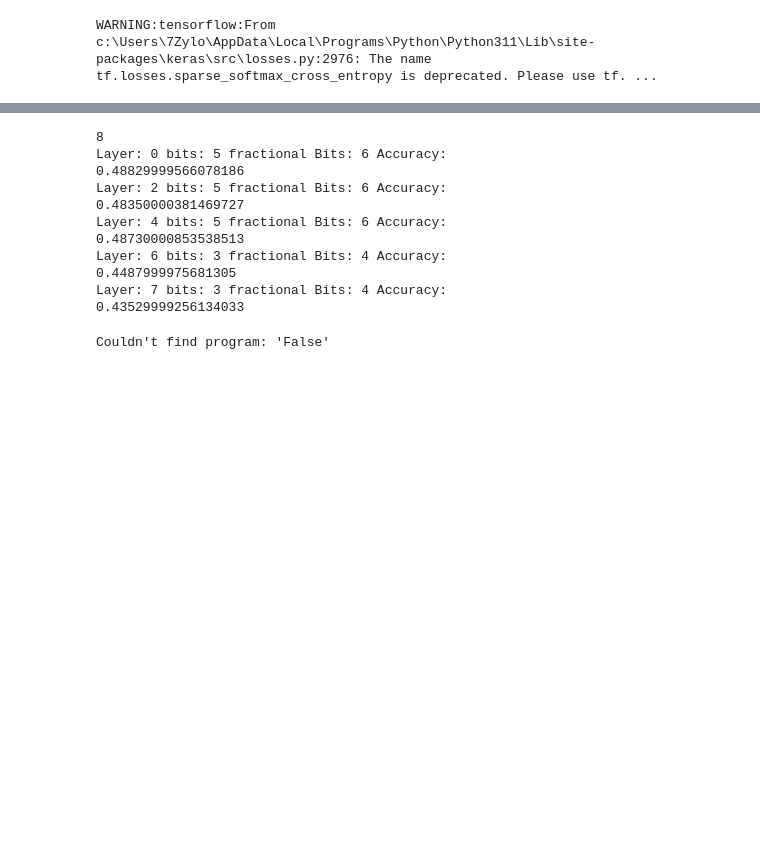
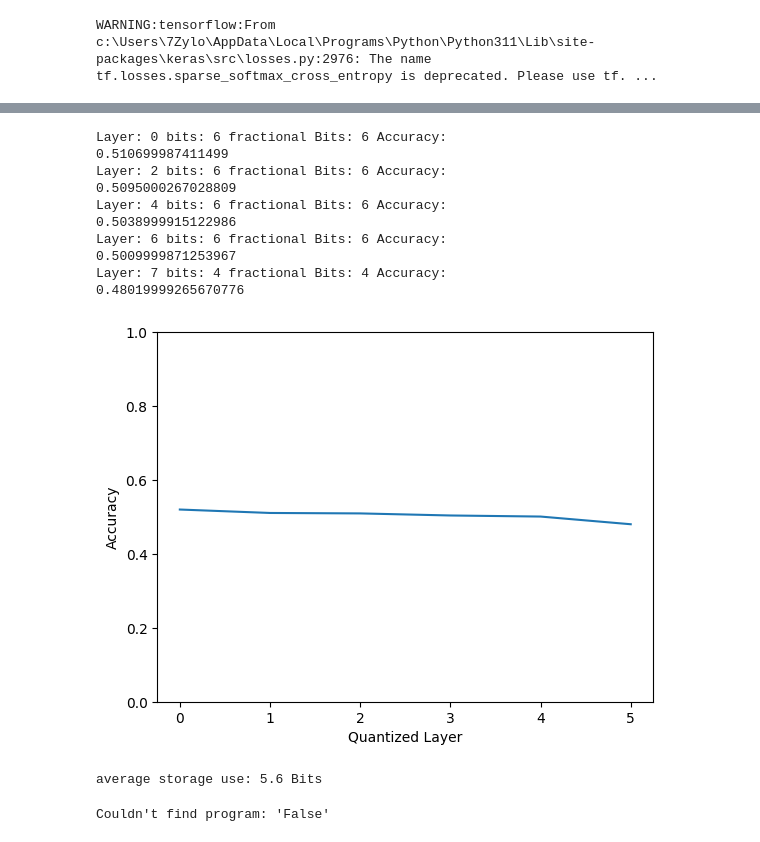
Before and after one commit to KjeldStemmler/Image-classifier, a Jupyter notebook: ImageClassifier.ipynb, the cells around one changed output, grey strips where cells are left out. Drawn from its saved outputs; the diff is of its cells as text; code cells hidden in the pictures; blank space fills up the shorter version.

```diff
--- a/ImageClassifier.ipynb
+++ b/ImageClassifier.ipynb
@@ -157,9 +157,11 @@ Epoch 10/10
 # %%
 fractBitsList = [0, 2, 4, 6, 8, 10, 12, 14, 16, 18, 20, 22]
-maxBitSize = 42
+maxBitSize = 24
 tolerancePerLayer = 0.05
 layerCount = len(model.layers)
-print(layerCount)
+averageStorageUse = []
+accuracyDeveloptment = [test_acc]
+
 #optimizes layer by layer
 for currentLayer in range(layerCount):
     originalLayer = copy.deepcopy(model.layers[currentLayer])
@@ -173,46 +175,57 @@ for currentLayer in range(layerCount):
                 #initializes a new container for all weights of the current layer
                 newLayer = []
                 #iterates over all sets of weights in layer (needed, because the list of all weights has inhomogenus shape, so numpy cant handle it)
                 for weightCount in range(len(originalLayer.get_weights())):
                     #append the quantized weights to new layer
                     newLayer.append(fixedPointConversion(copy.deepcopy(originalLayer.get_weights()[weightCount]), bits, fractBitsList[fractBitsIdx]))
                 #sets the new layer
                 model.layers[currentLayer].set_weights(newLayer)
                 #tests the new accuracy and stores it in a matrix
                 test_loss, test_acc = model.evaluate(testImages,  testLabels, verbose=0)
                 layerAccuracy[bits-1][fractBitsIdx] = test_acc
 
         #detecting the best accuracy by tolerance
         #ToDo: optimize the function picking the best sizes
         bestAccuracy = {"bitIdx" : 0, "fractIdx" : 0, "accuracy" : 0}
         for bits in range(maxBitSize):
             for fractBits in range(len(fractBitsList)):
                 if ((layerAccuracy[bits][fractBits] - tolerancePerLayer) > bestAccuracy["accuracy"]):
                     bestAccuracy["bitIdx"] = bits
                     bestAccuracy["fractIdx"] = fractBits
                     bestAccuracy["accuracy"] = layerAccuracy[bits][fractBits]
 
         #set the final new weights
         if (bestAccuracy["bitIdx"] > 0):
             newLayer = []
             for weightCount in range(len(originalLayer.get_weights())):
-                newLayer.append(fixedPointConversion(copy.deepcopy(originalLayer.get_weights()[weightCount]), bestAccuracy["bitIdx"], fractBitsList[bestAccuracy["fractIdx"]]))
+                newLayer.append(fixedPointConversion(copy.deepcopy(originalLayer.get_weights()[weightCount]), bestAccuracy["bitIdx"] + 1, fractBitsList[bestAccuracy["fractIdx"]]))
             model.layers[currentLayer].set_weights(newLayer)
-        print("Layer: " + str(currentLayer) + " bits: " + str(bestAccuracy["bitIdx"]) + " fractional Bits: " + str(fractBitsList[bestAccuracy["fractIdx"]]) + " Accuracy: ")
+        print("Layer: " + str(currentLayer) + " bits: " + str(bestAccuracy["bitIdx"] + 1) + " fractional Bits: " + str(fractBitsList[bestAccuracy["fractIdx"]]) + " Accuracy: ")
+        averageStorageUse.append(bestAccuracy["bitIdx"] + 1)
         test_loss, test_acc = model.evaluate(testImages,  testLabels, verbose=0)
         print (test_acc)
+        accuracyDeveloptment.append(test_acc)
+
+plt.xlabel("Quantized Layer")
+plt.ylabel("Accuracy")
+plt.ylim([0, 1])
+plt.plot(accuracyDeveloptment)
+plt.show()
+
+print("average storage use: " + str(np.mean(averageStorageUse)) + " Bits")
 # %% [output]
-8
-Layer: 0 bits: 5 fractional Bits: 6 Accuracy:
-0.48829999566078186
-Layer: 2 bits: 5 fractional Bits: 6 Accuracy:
-0.48350000381469727
-Layer: 4 bits: 5 fractional Bits: 6 Accuracy:
-0.48730000853538513
-Layer: 6 bits: 3 fractional Bits: 4 Accuracy:
-0.4487999975681305
-Layer: 7 bits: 3 fractional Bits: 4 Accuracy:
-0.43529999256134033
+Layer: 0 bits: 6 fractional Bits: 6 Accuracy:
+0.510699987411499
+Layer: 2 bits: 6 fractional Bits: 6 Accuracy:
+0.5095000267028809
+Layer: 4 bits: 6 fractional Bits: 6 Accuracy:
+0.5038999915122986
+Layer: 6 bits: 6 fractional Bits: 6 Accuracy:
+0.5009999871253967
+Layer: 7 bits: 4 fractional Bits: 4 Accuracy:
+0.48019999265670776
+[figure, added]
+average storage use: 5.6 Bits
 # %%
 %%script False
 #this version of quantization will be worked on later, since quantization has to be optimized for biases
```
Also changed, not shown: parts of 2 cells of this notebook.
